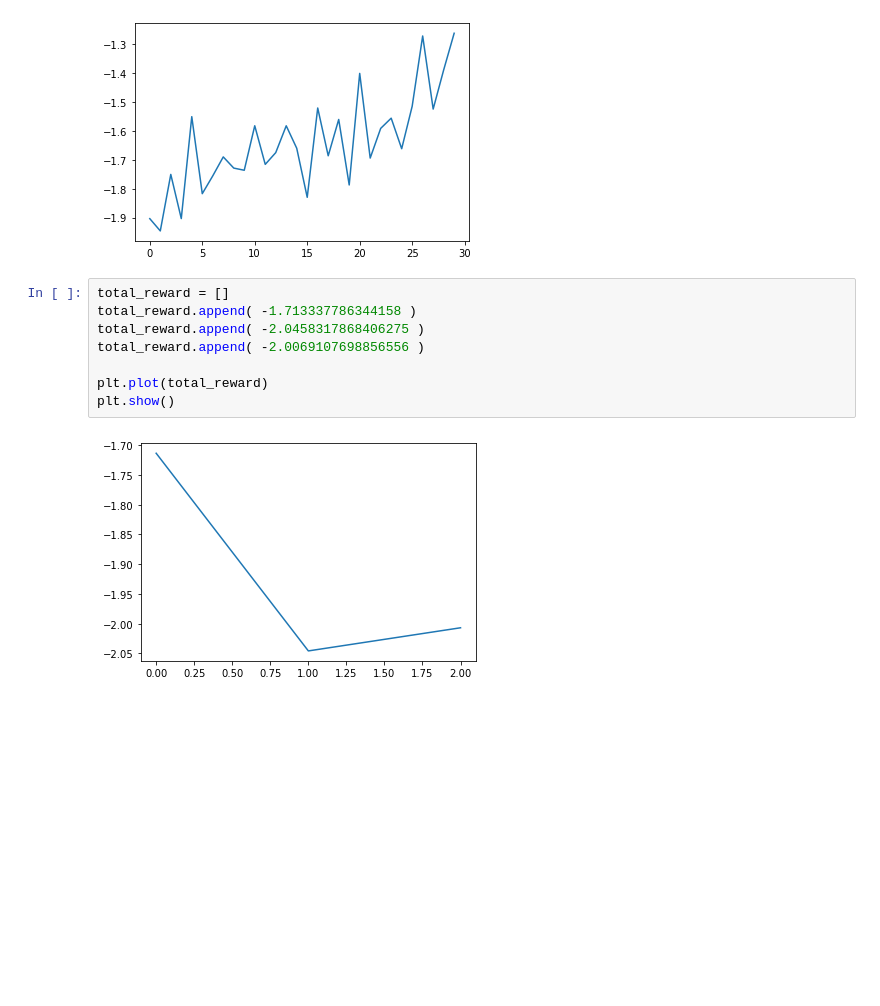
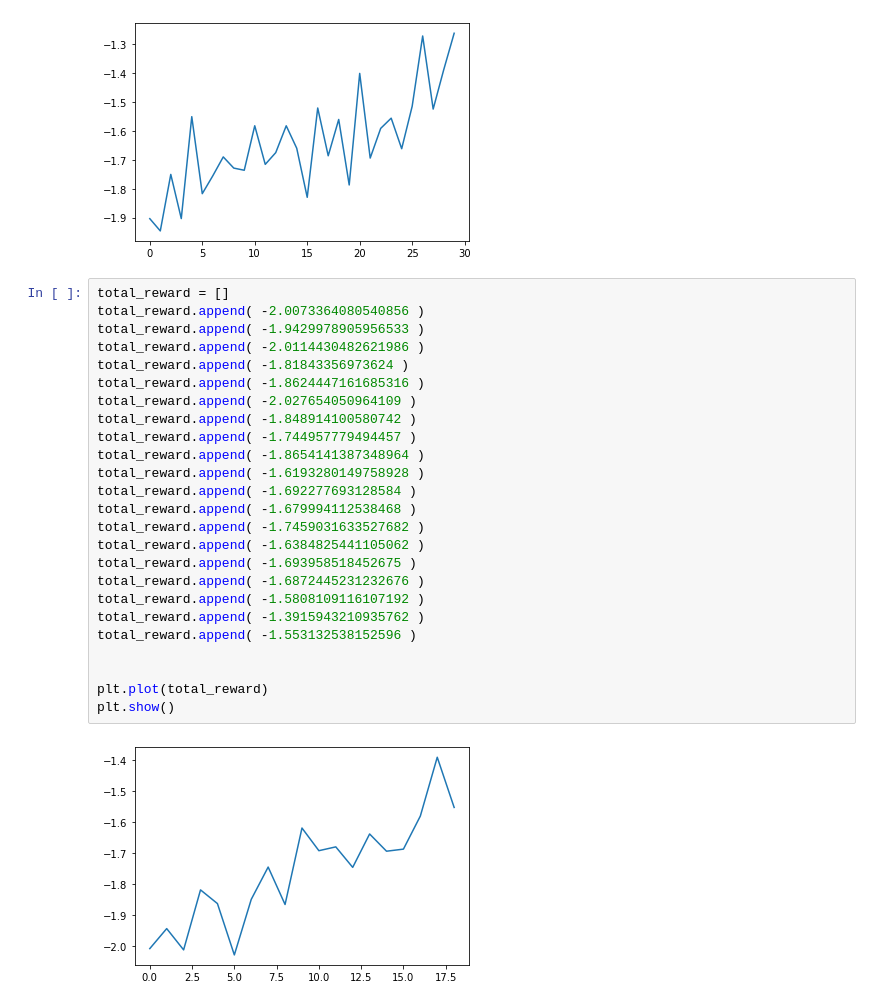
Before and after one commit to huazuhao/policy_gradient_cartpole, a Jupyter notebook: tensorflow probability.ipynb, the cells around one changed output. Cells and saved outputs as stored; diff of their text form; blank space fills up the shorter version.

```diff
--- a/tensorflow probability.ipynb
+++ b/tensorflow probability.ipynb
@@ -76,13 +76,30 @@ plt.plot(total)
 plt.show()
 # %% [output]
 [figure]
-# %%
-total_reward = []
-total_reward.append( -1.713337786344158 )
-total_reward.append( -2.0458317868406275 )
-total_reward.append( -2.0069107698856556 )
-
-plt.plot(total_reward)
-plt.show()
-# %% [output]
-[figure, removed]
+# %%
+total_reward = []
+total_reward.append( -2.0073364080540856 )
+total_reward.append( -1.9429978905956533 )
+total_reward.append( -2.0114430482621986 )
+total_reward.append( -1.81843356973624 )
+total_reward.append( -1.8624447161685316 )
+total_reward.append( -2.027654050964109 )
+total_reward.append( -1.848914100580742 )
+total_reward.append( -1.744957779494457 )
+total_reward.append( -1.8654141387348964 )
+total_reward.append( -1.6193280149758928 )
+total_reward.append( -1.692277693128584 )
+total_reward.append( -1.679994112538468 )
+total_reward.append( -1.7459031633527682 )
+total_reward.append( -1.6384825441105062 )
+total_reward.append( -1.693958518452675 )
+total_reward.append( -1.6872445231232676 )
+total_reward.append( -1.5808109116107192 )
+total_reward.append( -1.3915943210935762 )
+total_reward.append( -1.553132538152596 )
+
+
+plt.plot(total_reward)
+plt.show()
+# %% [output]
+[figure, added]
```
Also changed, not shown: 2 other files.
